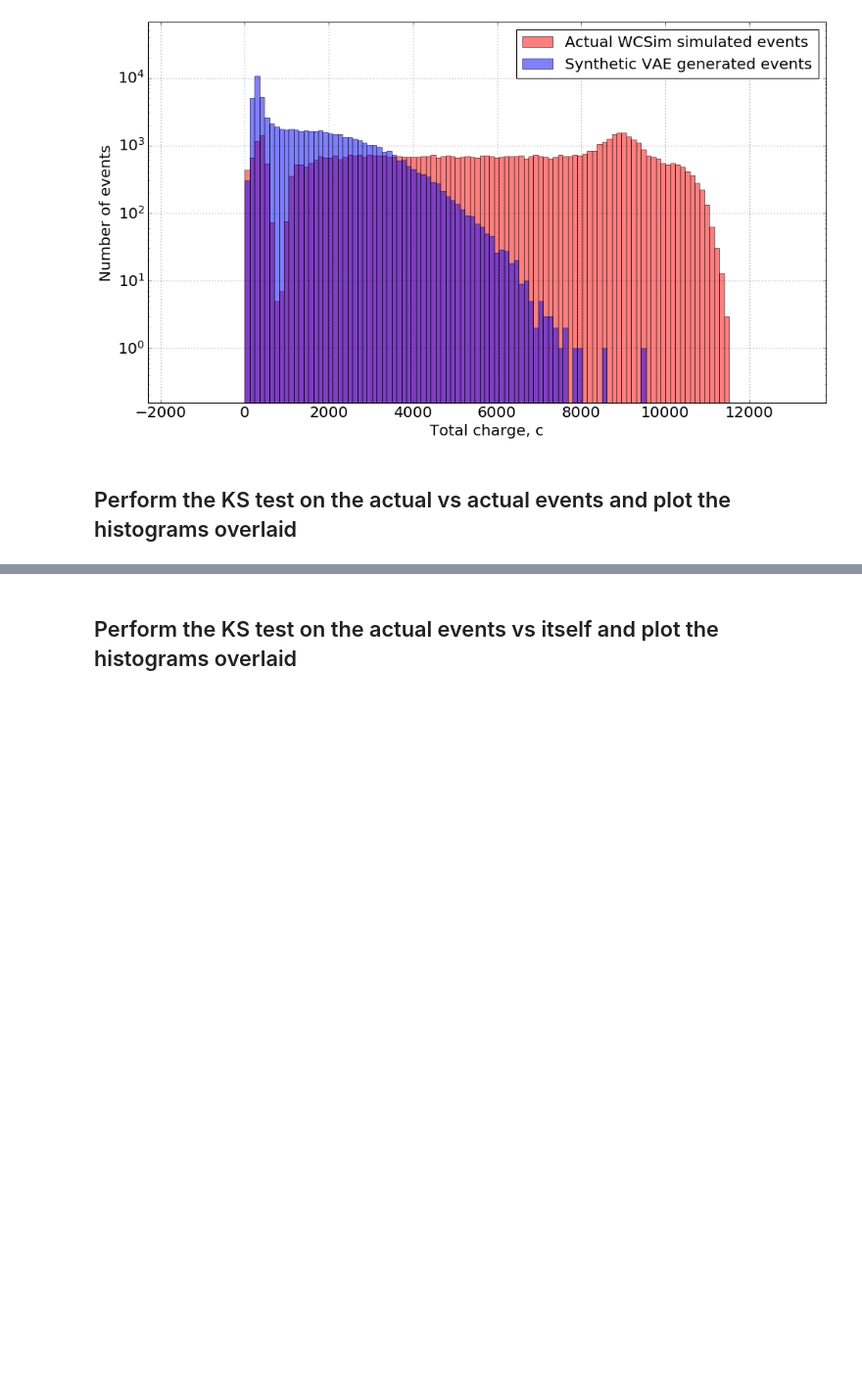
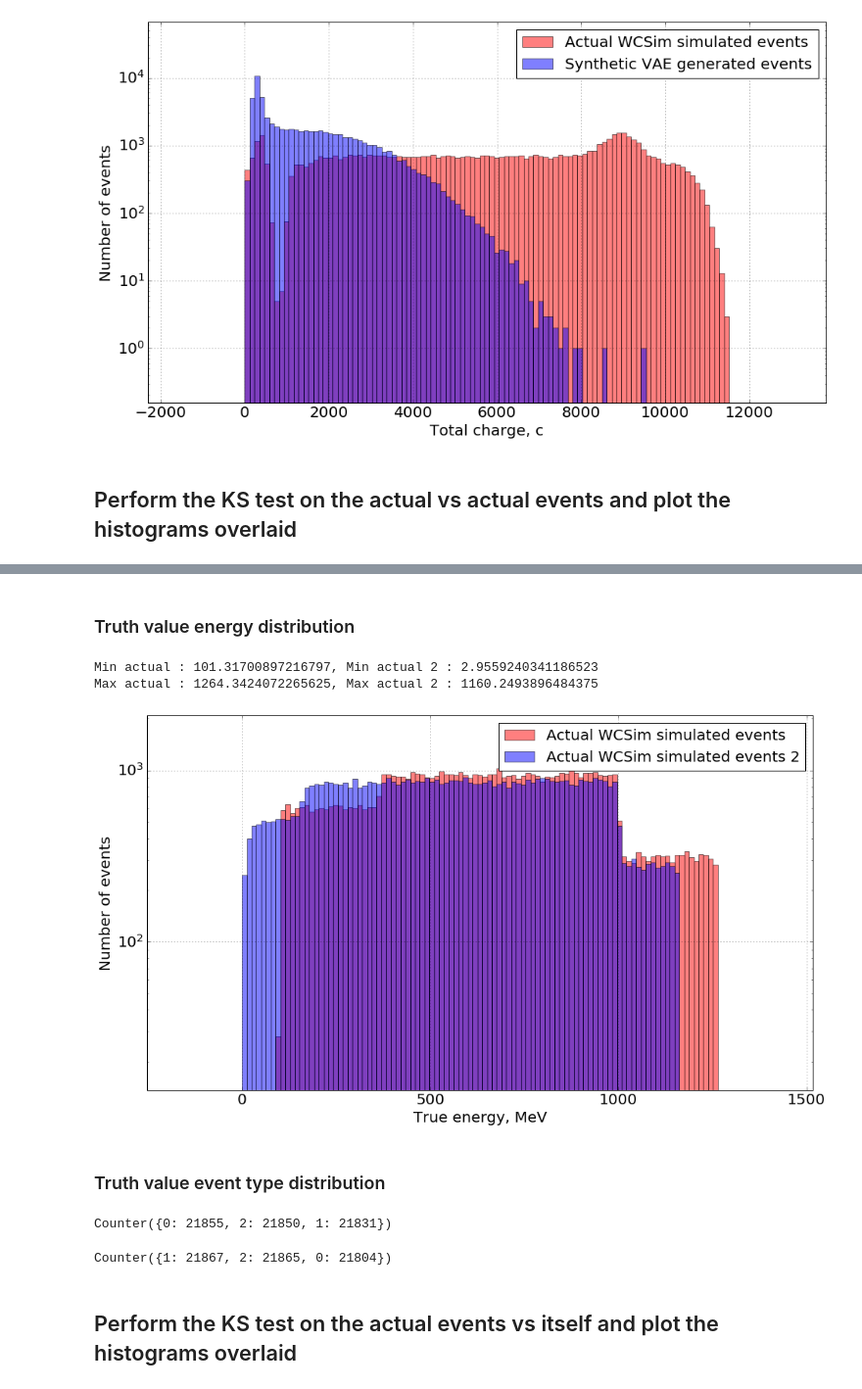
Before and after one commit to WatChMaL/CNN, a Jupyter notebook: NIPS_2019_Notebooks/Events - Qualitative analysis (per event).ipynb, the cells around one changed output, grey strips where cells are left out. Shown at 98% size. Cells and saved outputs as stored; diff of their text form; code cells hidden in the pictures; blank space fills up the shorter version.

```diff
--- a/NIPS_2019_Notebooks/Events - Qualitative analysis (per event).ipynb
+++ b/NIPS_2019_Notebooks/Events - Qualitative analysis (per event).ipynb
@@ -41,6 +42,8 @@ dump_dir = "/home/akajal/WatChMaL/VAE/dumps/" + "20190905_220747" + "/"
 val_dump_arr = np.load(dump_dir + "test_validation_iteration_dump.npz")
 
 np_actual = val_dump_arr["events"]
+np_actual_labels = val_dump_arr["labels"]
+np_actual_energies = val_dump_arr["energies"]
 np_recon  = val_dump_arr["recon"]
 
 # Load the synthetic generated events
@@ -235,3 +241,54 @@ plt.show()
+# %% [markdown]
+### Truth value energy distribution
+# %%
+# Print the endpoint values
+print("Min actual : {0}, Min actual 2 : {1}".format(np.amin(np_actual_energies), np.amin(np_actual_2_energies)))
+print("Max actual : {0}, Max actual 2 : {1}".format(np.amax(np_actual_energies), np.amax(np_actual_2_energies)))
+
+# Initialize the plot and corresponding parameters
+fig, ax = plt.subplots(figsize=(16,9),facecolor="w")
+ax.tick_params(axis="both", labelsize=20)
+num_bins = 100
+
+# Setup the bins beforehand
+bins = np.linspace(min(np.amin(np_actual_energies),np.amin(np_actual_2_energies),0),
+                   max(np.amax(np_actual_energies),np.amax(np_actual_2_energies)),
+                   num_bins)
+
+# Plot the histograms overlaid
+plt.hist(np_actual_energies.reshape(-1), bins, density=False,
+         label="Actual WCSim simulated events", color="red",
+         alpha=0.5, stacked=False)
+
+plt.hist(np_actual_2_energies.reshape(-1), bins, density=False,
+         label="Actual WCSim simulated events 2", color="blue",
+         alpha=0.5, stacked=False)
+
+# Setup the axes
+ax.set_xlabel("True energy, MeV", fontsize=20)
+ax.set_ylabel("Number of events", fontsize=20)
+
+plt.yscale("log")
+
+plt.margins(0.2)
+plt.grid(True)
+
+plt.legend(loc="upper right", prop={"size":20})
+plt.show()
+# %% [output]
+Min actual : 101.31700897216797, Min actual 2 : 2.9559240341186523
+Max actual : 1264.3424072265625, Max actual 2 : 1160.2493896484375
+[figure, added]
+# %% [markdown]
+### Truth value event type distribution
+# %%
+print(Counter(np_actual_labels.reshape(-1)))
+# %% [output]
+Counter({0: 21855, 2: 21850, 1: 21831})
+# %%
+print(Counter(np_actual_2_labels.reshape(-1)))
+# %% [output]
+Counter({1: 21867, 2: 21865, 0: 21804})
 # %% [markdown]
 ## Perform the KS test on the actual events vs itself and plot the histograms overlaid
 # %%
```
Also changed, not shown: parts of 5 cells of this notebook, 1 other file.
